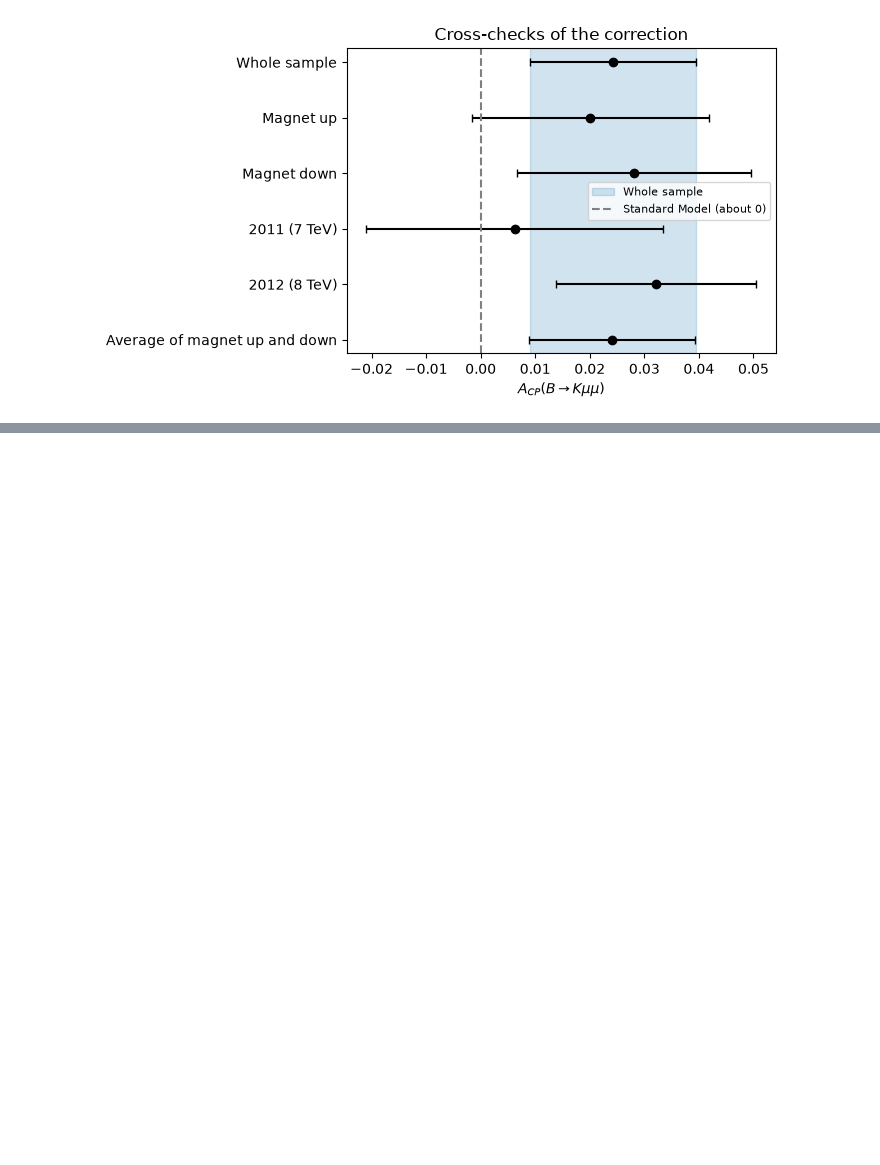
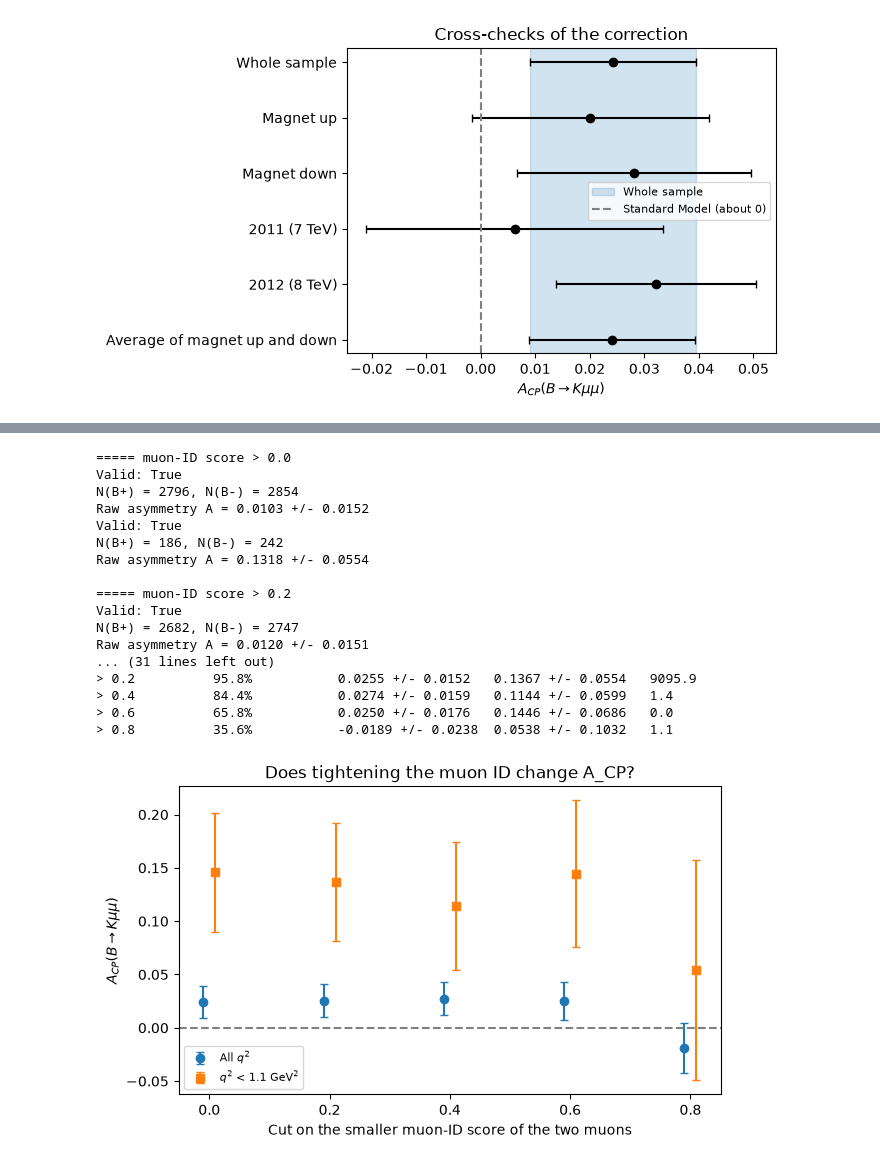
Before and after one commit to kamil-magom/kamil-sahrid-y3-cycle1-lab, a Jupyter notebook: sahrid/workbook.ipynb, the cells around one changed output, grey strips where cells are left out. Saved outputs shown, nothing was run; the diff lists cells and outputs as text; code cells hidden in the pictures; blank space fills up the shorter version.

Commit message:
Final results

```diff
--- a/sahrid/workbook.ipynb
+++ b/sahrid/workbook.ipynb
@@ -2426,0 +2559,64 @@ Magnet up vs down: agree, 2011 vs 2012: agree
+# %%
+#3) Particle ID: tighten a cut on the smaller of the two muons' muon-ID scores and watch A_CP
+muon_pid_min = np.minimum(data['Same-sign muon PID NN score for muon hypothesis'],
+                          data['Opposite-sign muon PID NN score for muon hypothesis'])
+rare_exponent = result_asym_rare.params['asym_rare_exponent']['value']
+jpsi_count_nominal = counted_asymmetry(jpsi_k_sample & in_peak)[0]
+
+def rare_acp_with(extra, name, rare_only=None, **fit_options):
+    #A_CP of the rare decay with an extra cut (e.g. on muon ID) applied to BOTH the rare and the J/psi K samples.
+    #rare_only: an optional cut for the rare sample only (e.g. a q^2 bin; J/psi K always sits at q^2 = 9.6 GeV^2).
+    #J/psi K: nominal fitted A_raw, shifted by the change seen by counting in the peak window
+    rare_selection = rare_sample & extra if rare_only is None else rare_sample & extra & rare_only
+    a, e, _ = fit_charge_asymmetry(b_mass[rare_selection], kaon_type[rare_selection],
+                                   chop_B, name, name, plot=False, **fit_options)
+    jpsi_raw = A_raw_jpsik + counted_asymmetry(jpsi_k_sample & in_peak & extra)[0] - jpsi_count_nominal
+    return a - jpsi_raw, np.sqrt(e**2 + A_raw_jpsik_err**2)
+
+pid_cuts = [0.0, 0.2, 0.4, 0.6, 0.8]
+pid_rows = []
+for k, cut in enumerate(pid_cuts):
+    passes = muon_pid_min > cut
+    print(f'\n===== muon-ID score > {cut}')
+    all_cp, all_err = rare_acp_with(passes, f'pid_all_{k}', fix_shape=True)
+    low_cp, low_err = rare_acp_with(passes, f'pid_low_{k}', rare_only=low_q2, fix_shape=True, fixed_exponent=rare_exponent)
+    eff = np.mean(passes[jpsi_k_sample & in_peak])
+    pid_rows.append((cut, eff, all_cp, all_err, low_cp, low_err))
+
+base = pid_rows[0]
+print()
+print(tabulate([(f'> {c}', f'{eff:.1%}', f'{a:.4f} +/- {ae:.4f}', f'{l:.4f} +/- {le:.4f}',
+                 #how far each point is from the no-cut value, in units of the random change expected from removing events
+                 f'{abs(l - base[4]) / np.sqrt(max(le**2 - base[5]**2, 1e-12)):.1f}' if c > 0 else '-')
+                for c, eff, a, ae, l, le in pid_rows],
+               headers=['Muon-ID cut', 'J/psi K kept', 'A_CP (all q^2)', 'A_CP (q^2 < 1.1)', 'Lowest-bin change / noise']))
+
+fig, ax = plt.subplots(figsize=(7, 4))
+c_, eff_, a_, ae_, l_, le_ = (np.array(x) for x in zip(*pid_rows))
+ax.errorbar(c_ - 0.01, a_, yerr=ae_, fmt='o', capsize=3, label=r'All $q^2$')
+ax.errorbar(c_ + 0.01, l_, yerr=le_, fmt='s', capsize=3, label=r'$q^2$ < 1.1 GeV$^2$')
+ax.axhline(0, color='grey', linestyle='--')
+ax.set_xlabel('Cut on the smaller muon-ID score of the two muons')
+ax.set_ylabel(r'$A_{CP}(B \to K \mu\mu)$')
+ax.set_title('Does tightening the muon ID change A_CP?')
+ax.legend(fontsize=8)
+plt.show()
+# %% [output]
+===== muon-ID score > 0.0
+Valid: True
+N(B+) = 2796, N(B-) = 2854
+Raw asymmetry A = 0.0103 +/- 0.0152
+Valid: True
+N(B+) = 186, N(B-) = 242
+Raw asymmetry A = 0.1318 +/- 0.0554
+
+===== muon-ID score > 0.2
+Valid: True
+N(B+) = 2682, N(B-) = 2747
+Raw asymmetry A = 0.0120 +/- 0.0151
+... (31 lines left out)
+> 0.2          95.8%           0.0255 +/- 0.0152   0.1367 +/- 0.0554   9095.9
+> 0.4          84.4%           0.0274 +/- 0.0159   0.1144 +/- 0.0599   1.4
+> 0.6          65.8%           0.0250 +/- 0.0176   0.1446 +/- 0.0686   0.0
+> 0.8          35.6%           -0.0189 +/- 0.0238  0.0538 +/- 0.1032   1.1
+[figure, added]
```
Also changed, not shown: parts of 20 cells of this notebook.
